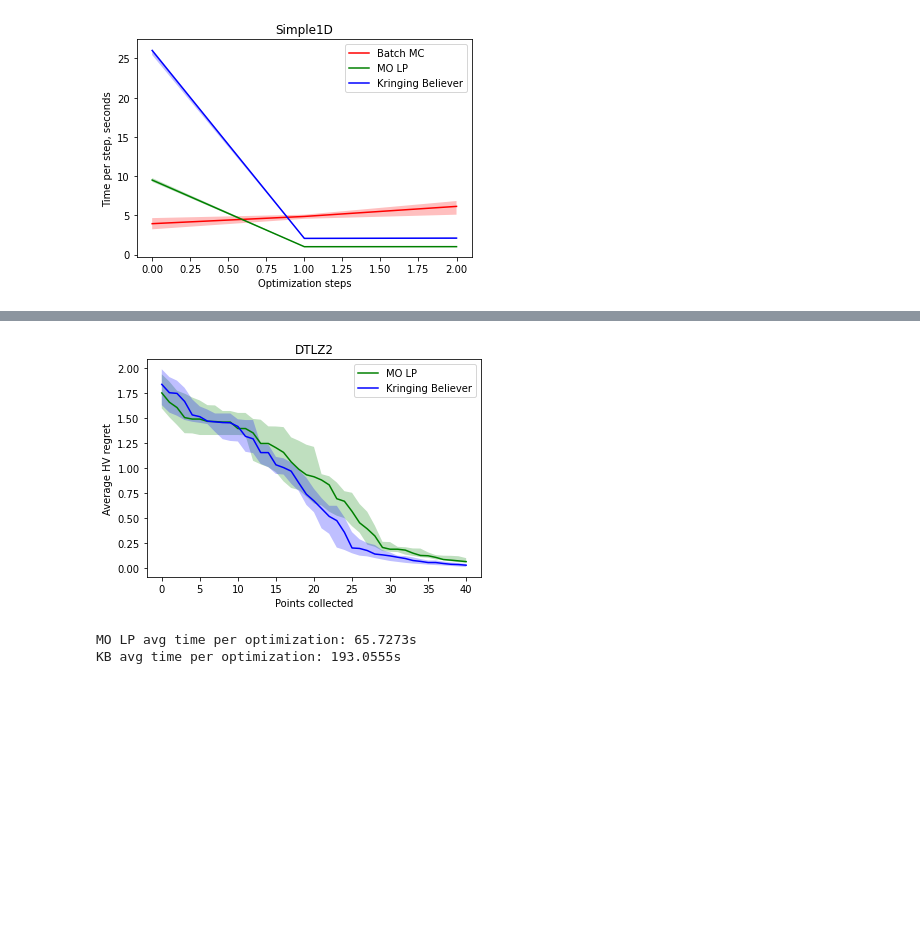
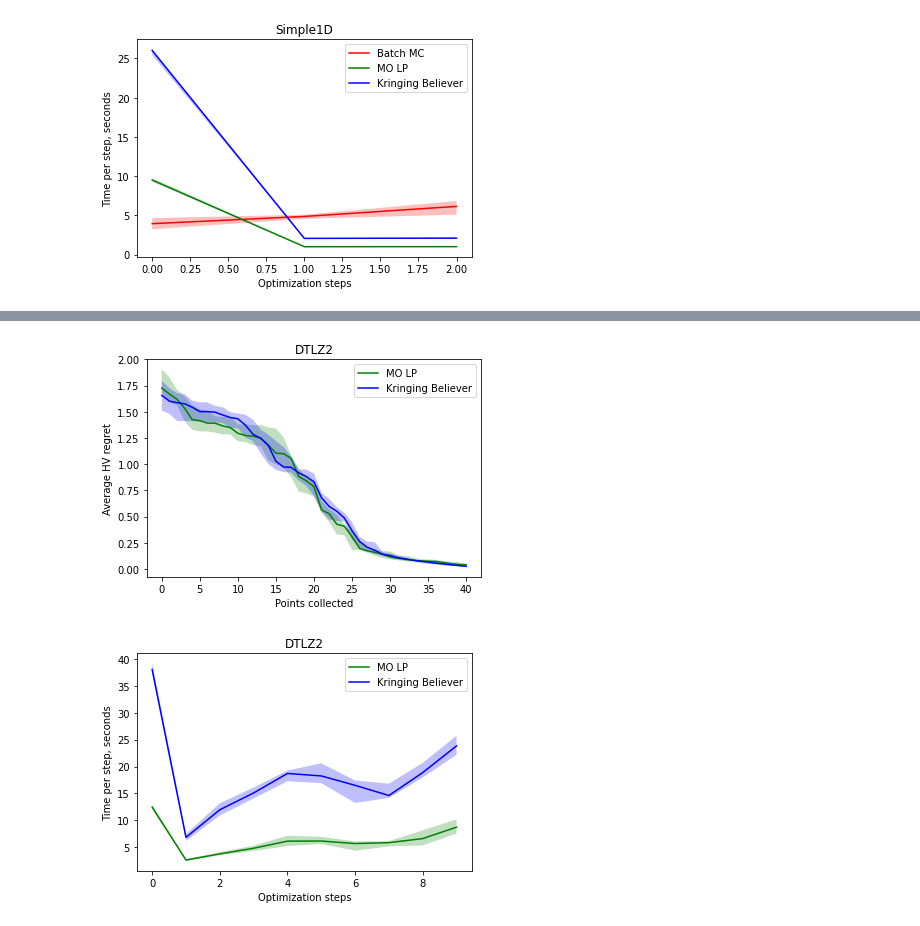
Before and after one commit to apaleyes/trieste, a Jupyter notebook: docs/notebooks/mo_lp/plot_results.ipynb, the cells around one changed output, grey strips where cells are left out. Cells and saved outputs as stored; diff of their text form; code cells hidden in the pictures; blank space fills up the shorter version.

```diff
--- a/docs/notebooks/mo_lp/plot_results.ipynb
+++ b/docs/notebooks/mo_lp/plot_results.ipynb
@@ -157,31 +170,39 @@ KB avg time per optimization: 39.0330s
 # %%
 mo_lp_hv_regret = np.loadtxt("results/DistanceBased_DTLZ2_n_initial_points_3_n_query_points_4_n_optimization_steps_10_n_repeats_10_seed_None", delimiter=",")
 kb_hv_regret = np.loadtxt("results/KB_DTLZ2_n_initial_points_3_n_query_points_4_n_optimization_steps_10_n_repeats_10_seed_None", delimiter=",")
 
 mo_lp_time = np.loadtxt("results/DistanceBased_DTLZ2_n_initial_points_3_n_query_points_4_n_optimization_steps_10_n_repeats_10_seed_None_time", delimiter=",")
 kb_time = np.loadtxt("results/KB_DTLZ2_n_initial_points_3_n_query_points_4_n_optimization_steps_10_n_repeats_10_seed_None_time", delimiter=",")
 
 n_query_points = 4
 n_optimization_steps = 10
 
+
+# regret
 x = range(n_query_points * n_optimization_steps + 1)
 
-plt.fill_between(x, np.quantile(mo_lp_hv_regret, q=0.25, axis=0), np.quantile(mo_lp_hv_regret, q=0.75, axis=0), facecolor='g', alpha=0.25)
-plt.fill_between(x, np.quantile(kb_hv_regret, q=0.25, axis=0), np.quantile(kb_hv_regret, q=0.75, axis=0), facecolor='b', alpha=0.25)
-plt.plot(x, np.median(mo_lp_hv_regret, axis=0), c='g', label='MO LP')
-plt.plot(x, np.median(kb_hv_regret, axis=0), c='b', label='Kringing Believer')
+plot_median_quantiles(x, mo_lp_hv_regret, 'g', 'MO LP')
+plot_median_quantiles(x, kb_hv_regret, 'b', 'Kringing Believer')
 plt.title("DTLZ2")
 plt.xlabel("Points collected")
 plt.ylabel("Average HV regret")
 plt.legend()
 plt.show()
 
-print(f"MO LP avg time per optimization: {np.mean(mo_lp_time):.4f}s")
-print(f"KB avg time per optimization: {np.mean(kb_time):.4f}s")
+
+# time per step
+x = range(n_optimization_steps)
+
+plot_median_quantiles(x, mo_lp_time, 'g', 'MO LP')
+plot_median_quantiles(x, kb_time, 'b', 'Kringing Believer')
+plt.title("DTLZ2")
+plt.xlabel("Optimization steps")
+plt.ylabel("Time per step, seconds")
+plt.legend()
+plt.show()
 # %% [output]
-[figure, old version]
+[figure, new version]
-MO LP avg time per optimization: 65.7273s
-KB avg time per optimization: 193.0555s
+[figure, added]
 # %%
 batch_mc_hv_regret = np.loadtxt("results/BatchMC_VLMOP2_n_initial_points_3_n_query_points_4_n_optimization_steps_10_n_repeats_10_seed_None", delimiter=",")
 mo_lp_hv_regret = np.loadtxt("results/DistanceBased_VLMOP2_n_initial_points_3_n_query_points_4_n_optimization_steps_10_n_repeats_10_seed_None", delimiter=",")
```
Also changed, not shown: parts of 8 cells of this notebook, 35 other files.
